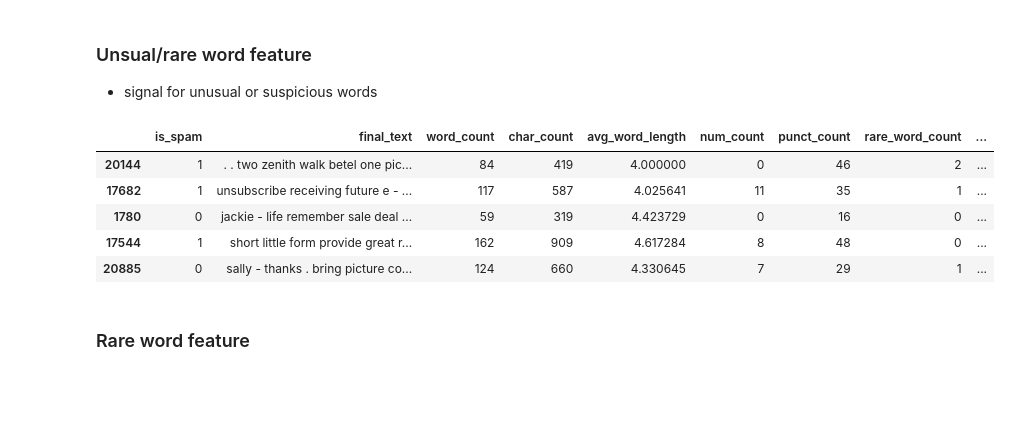
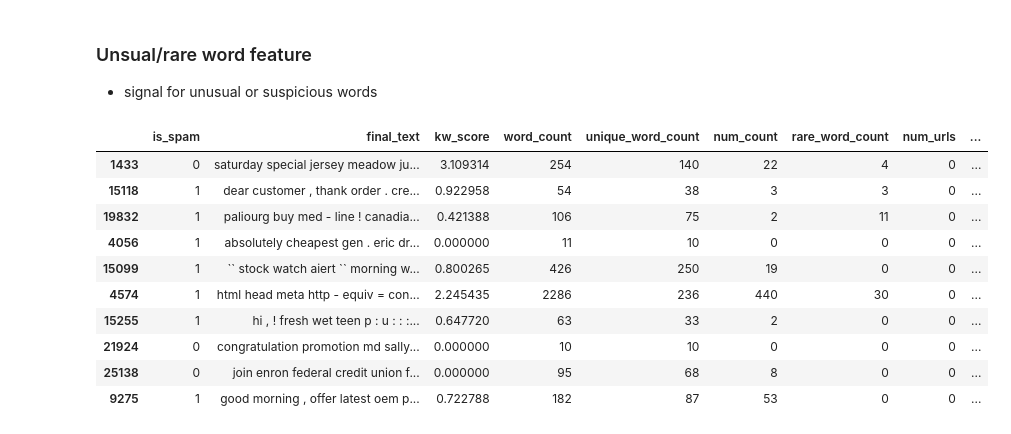
Before and after one commit to Hieuuum/phish-stx, a Jupyter notebook: notebooks/enron_1.ipynb, the cells around one changed output. Cells and saved outputs as stored; diff of their text form; code cells hidden in the pictures; blank space fills up the shorter version.

```diff
--- a/notebooks/enron_1.ipynb
+++ b/notebooks/enron_1.ipynb
@@ -182,9 +141,10 @@ dtype: float64
 ### Exploring common phishing keywords
 # %%
 key_words = [
-    'verify', 'account', 'click', 'login', 'password',
-    'bank', 'transfer', 'free', 'win', 'payment', 'transaction', 'transfer', 'money', 'tax', 'receipt', 'billing',
-    'urgent'
+    'click', 'login', 'transfer', 'free', 'win', 'payment', 'transaction', 'transfer', 'money', 'tax', 'receipt',
+    'urgent', 'verify account', 'act', 'confirm', 'view', 'unusual', "limited",
+    "new", "message", "required", "action", "document", "verification","special", "offer"
+
 ]
 
 # Dictionary to hold keyword summary
@@ -211,3 +171,15 @@ for w in key_words:
 # Convert to DataFrame for viewing
 kw_df = pd.DataFrame.from_dict(kw_summary, orient='index').sort_values('spam_likelihood', ascending=False)
 kw_df
+
+spam_likelihood_dict = kw_df['spam_likelihood'].to_dict()
+
+def keyword_likelihood_score(text):
+    score = 0
+    for kw, likelihood in spam_likelihood_dict.items():
+        if re.search(r'\b' + re.escape(kw) + r'\b', text, flags=re.IGNORECASE):
+            score += likelihood
+    return score
+
+# Add feature to DF
+df['kw_score'] = df['final_text'].apply(keyword_likelihood_score)
@@ -232,7 +200,6 @@ kw_df
 # %%
 df['word_count'] = df['final_text'].apply(lambda x: len(str(x).split()))
-df['char_count'] = df['final_text'].apply(lambda x: len(str(x)))
-df['avg_word_length'] = df['final_text'].apply(lambda x: np.mean([len(w) for w in str(x).split()]) if len(str(x).split()) > 0 else 0)
+df['unique_word_count'] = df['final_text'].apply(lambda x: len(set(str(x).split())))
 
 def count_numbers(text):
     return len(re.findall(r'\d+', text))
@@ -241,11 +208,19 @@ df['num_count'] = df['final_text'].apply(count_numbers)
 
 
 import string
+import re
 
-def count_punctuation(text):
-    return sum(1 for char in text if char in string.punctuation)
+def repeated_punct_symbols(text, min_repeat=2):
+    text = str(text)
+    # Define suspicious symbols (can adjust based on dataset)
+    suspicious_chars = string.punctuation  # includes all standard punctuation
+    # You could also customize like: "!$%#*?@"
 
-df['punct_count'] = df['final_text'].apply(count_punctuation)
+    # Regex: any character in suspicious_chars repeated min_repeat or more times
+    pattern = r'([{}])\1{{{}}}'.format(re.escape(suspicious_chars), min_repeat - 1)
+
+    # Return 1 if any repeated pattern found, else 0
+    return int(bool(re.search(pattern, text)))
 # %%
 df.sample(10)
 # %% [output]
@@ -280,14 +254,23 @@ def count_rare_words(text):
     return sum(1 for w in str(text).split() if w in rare_words)
 
 df['rare_word_count'] = df['final_text'].apply(count_rare_words)
+# %%
+df['num_urls'] = df['final_text'].str.count(r'http[s]?://')
+df['num_emails'] = df['final_text'].str.count(r'\b[\w.-]+@[\w.-]+\.\w+\b')
+
+threshold = 4
+df['many_rare_words'] = (df['rare_word_count'] >= threshold).astype(int)
 # %%
-df.sample(5)
+df.sample(10)
 # %% [output]
-|  | is_spam | final_text | word_count | char_count | avg_word_length | num_count | punct_count | rare_word_count | ... |
-| 20144 | 1 | . . two zenith walk betel one pic... | 84 | 419 | 4.000000 | 0 | 46 | 2 | ... |
-| 17682 | 1 | unsubscribe receiving future e - ... | 117 | 587 | 4.025641 | 11 | 35 | 1 | ... |
-| 1780 | 0 | jackie - life remember sale deal ... | 59 | 319 | 4.423729 | 0 | 16 | 0 | ... |
-| 17544 | 1 | short little form provide great r... | 162 | 909 | 4.617284 | 8 | 48 | 0 | ... |
-| 20885 | 0 | sally - thanks . bring picture co... | 124 | 660 | 4.330645 | 7 | 29 | 1 | ... |
+|  | is_spam | final_text | kw_score | word_count | unique_word_count | num_count | rare_word_count | num_urls | ... |
+| 1433 | 0 | saturday special jersey meadow ju... | 3.109314 | 254 | 140 | 22 | 4 | 0 | ... |
+| 15118 | 1 | dear customer , thank order . cre... | 0.922958 | 54 | 38 | 3 | 3 | 0 | ... |
+| 19832 | 1 | paliourg buy med - line ! canadia... | 0.421388 | 106 | 75 | 2 | 11 | 0 | ... |
+| 4056 | 1 | absolutely cheapest gen . eric dr... | 0.000000 | 11 | 10 | 0 | 0 | 0 | ... |
+| 15099 | 1 | `` stock watch aiert `` morning w... | 0.800265 | 426 | 250 | 19 | 0 | 0 | ... |
+| 4574 | 1 | html head meta http - equiv = con... | 2.245435 | 2286 | 236 | 440 | 30 | 0 | ... |
+| 15255 | 1 | hi , ! fresh wet teen p : u : : :... | 0.647720 | 63 | 33 | 2 | 0 | 0 | ... |
+| 21924 | 0 | congratulation promotion md sally... | 0.000000 | 10 | 10 | 0 | 0 | 0 | ... |
+| 25138 | 0 | join enron federal credit union f... | 0.000000 | 95 | 68 | 8 | 0 | 0 | ... |
+| 9275 | 1 | good morning , offer latest oem p... | 0.722788 | 182 | 87 | 53 | 0 | 0 | ... |
-# %% [markdown]
-### Rare word feature
```
Also changed, not shown: parts of 26 cells of this notebook, 1 other file.
